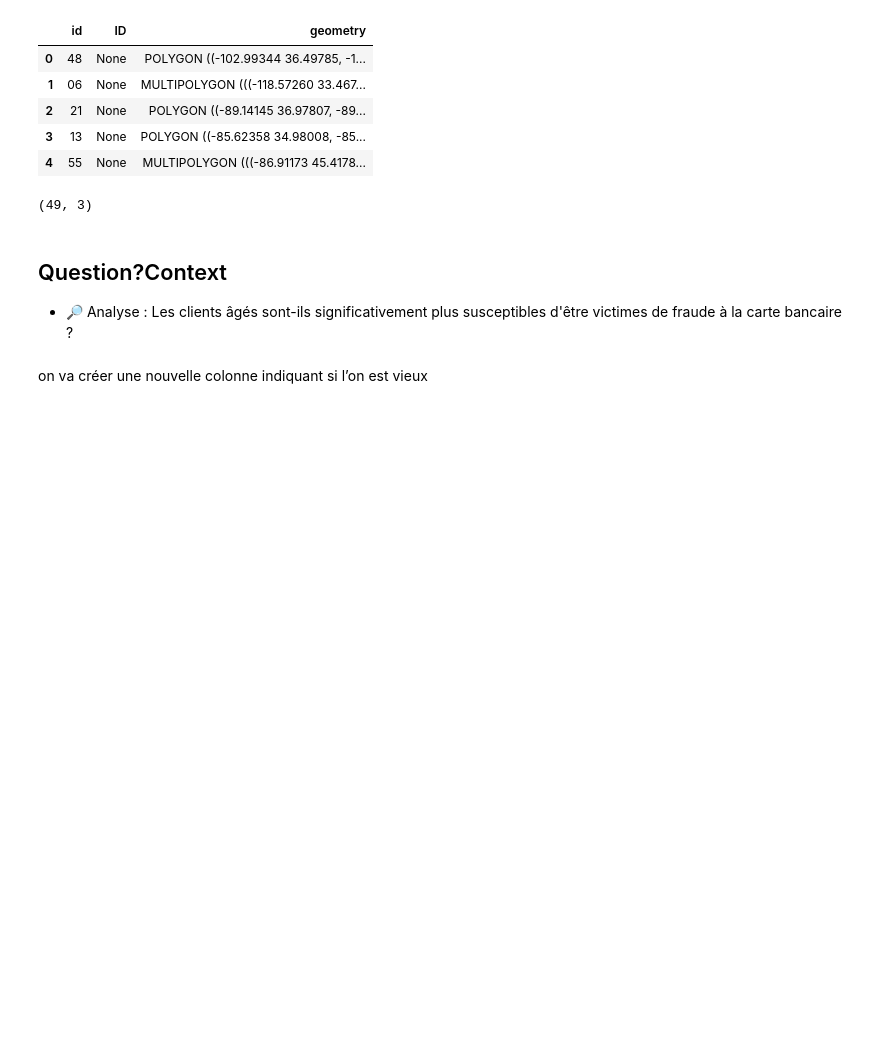
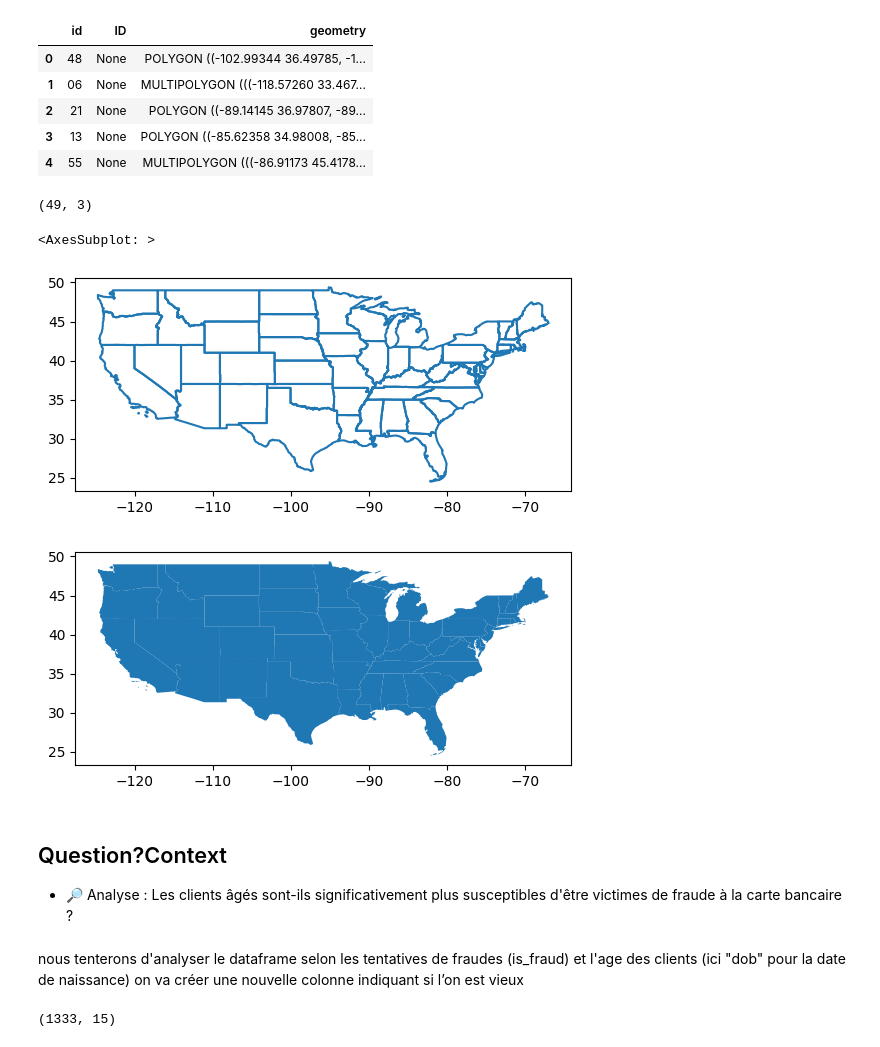
Before and after one commit to AmintaM/ProjetBlanc, a Jupyter notebook: index.ipynb, the cells around one changed output. Drawn from its saved outputs; the diff is of its cells as text; code cells hidden in the pictures; blank space fills up the shorter version.

```diff
--- a/index.ipynb
+++ b/index.ipynb
@@ -224,9 +282,20 @@ carte.head()
 carte.shape
 # %% [output]
 (49, 3)
+# %%
+fillename2 = r'data/usa2.json'
+carte2 = gpd.read_file(fillename2)
+
+carte2.boundary.plot()
+carte2.plot()
+# %% [output]
+<AxesSubplot: >
+[figure, added]
+[figure, added]
 # %% [markdown]
 ## Question?Context
 
 * 🔎 Analyse : Les clients âgés sont-ils significativement plus susceptibles d'être victimes de fraude à la carte bancaire ?
 # %% [markdown]
+nous tenterons d'analyser le dataframe selon les tentatives de fraudes (is_fraud) et l'age des clients (ici "dob" pour la date de naissance)
 on va créer une nouvelle colonne indiquant si l’on est vieux
@@ -235,0 +302,4 @@ titanic.tail()
+# %%
+df.shape
+# %% [output]
+(1333, 15)
```
Also changed, not shown: parts of 12 cells of this notebook.
